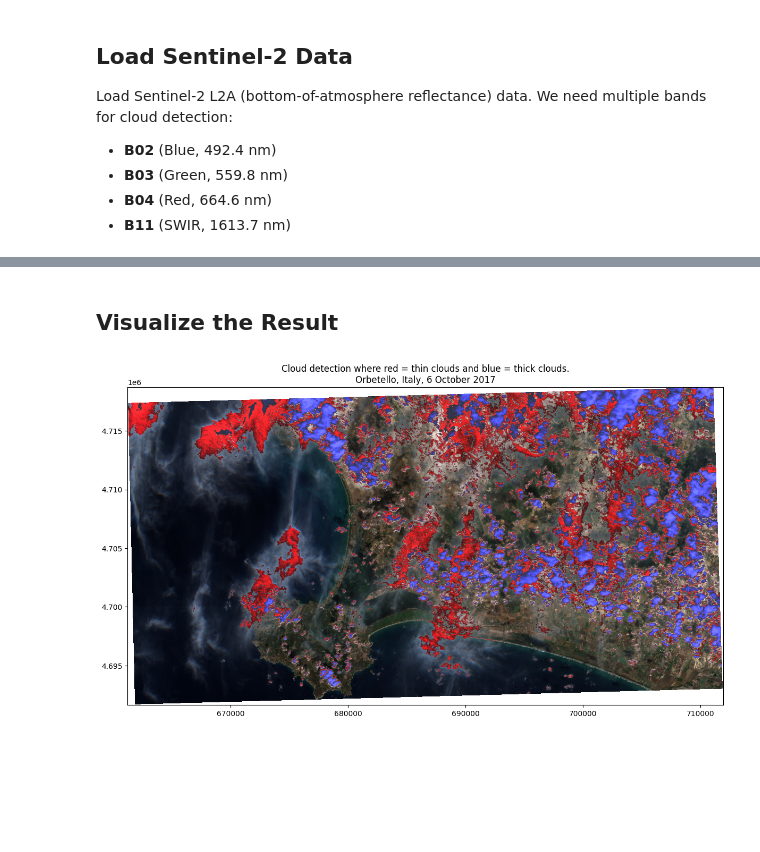
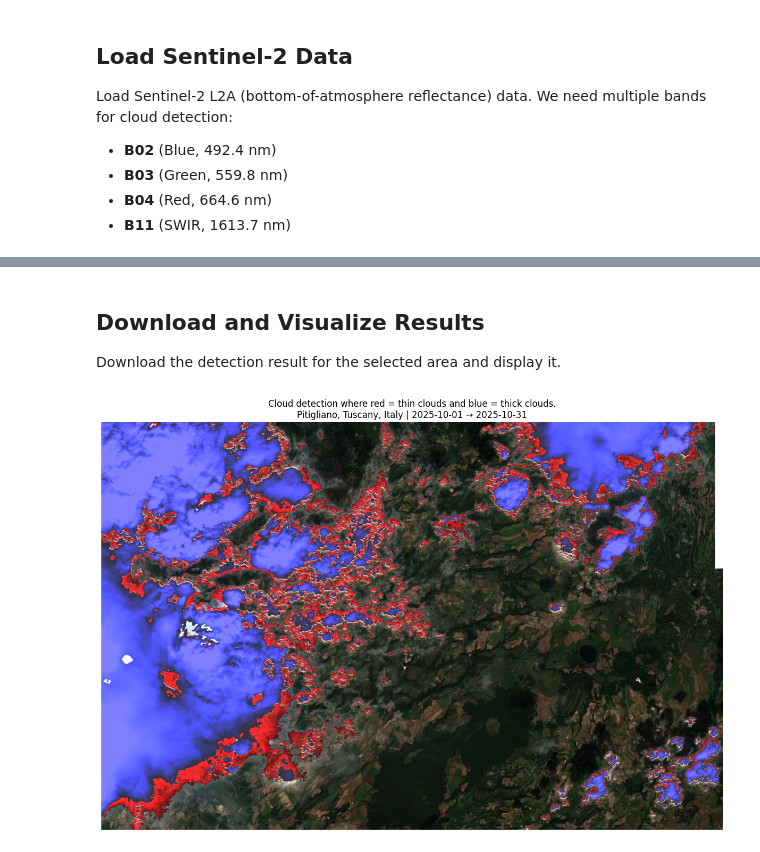
Before and after one commit to developmentseed/openeo-udp, a Jupyter notebook: notebooks/sentinel/sentinel-2/cloud_and_atmospheric_processing/cohen_braaten_yang_cloud_detection.ipynb, the cells around one changed output, grey strips where cells are left out. Saved outputs shown, nothing was run; the diff lists cells and outputs as text; code cells hidden in the pictures; blank space fills up the shorter version.

```diff
--- a/notebooks/sentinel/sentinel-2/cloud_and_atmospheric_processing/cohen_braaten_yang_cloud_detection.ipynb
+++ b/notebooks/sentinel/sentinel-2/cloud_and_atmospheric_processing/cohen_braaten_yang_cloud_detection.ipynb
@@ -161,22 +212,35 @@ cby_cloud_detection_image.download("cby_cloud_detection_image.tif")
 # %% [markdown]
-## Visualize the Result
+## Download and Visualize Results
+
+Download the detection result for the selected area and display it.
-# %%
-ds = rioxarray.open_rasterio("cby_cloud_detection_image.tif")
-
-rgb = np.stack([
-    ds.sel(band=1).values,
-    ds.sel(band=2).values,
-    ds.sel(band=3).values
-], axis=-1)
-
-fig, ax = plt.subplots(figsize=(12, 10))
-ax.imshow(rgb, extent=[ds.x.values.min(), ds.x.values.max(), ds.y.values.min(), ds.y.values.max()])
-ax.set_aspect("equal")
-plt.title(
-    "Cloud detection where red = thin clouds and blue = thick clouds.\n"
-    "Orbetello, Italy, 6 October 2017"
-)
-plt.tight_layout()
-plt.show()
-# %% [output]
-[figure, removed]
+# %%
+# Define parameters for the process graph
+filename = f"{_algorithm_id}_{current_params['location_name'].replace(' ', '_').replace(',', '').lower()}.tif"
+
+# Synchronous execution (POST /result) does not accept unresolved Parameter refs,
+# so materialize them with the current parameter set's defaults before download.
+# The underlying parameterized graph is preserved for the UDP export cell below.
+resolved = param_manager.resolve(cby_cloud_detection_image, current_params)
+resolved.download(filename)
+# %%
+ds = rioxarray.open_rasterio(filename)
+
+rgb = np.stack([
+    ds.sel(band=1).values,
+    ds.sel(band=2).values,
+    ds.sel(band=3).values
+], axis=-1)
+
+fig, ax = plt.subplots(figsize=(12, 10))
+ax.imshow(rgb, extent=[ds.x.values.min(), ds.x.values.max(), ds.y.values.min(), ds.y.values.max()])
+ax.set_aspect("equal")
+ax.set_title(
+    f"Cloud detection where red = thin clouds and blue = thick clouds.\n"
+    f"{current_params['location_name']} | {current_params['time'].default[0]} → {current_params['time'].default[1]}",
+    fontsize=12,
+)
+ax.axis("off")
+plt.tight_layout()
+plt.show()
+# %% [output]
+[figure, added]
```
Also changed, not shown: parts of 23 cells of this notebook, 5 other files.
